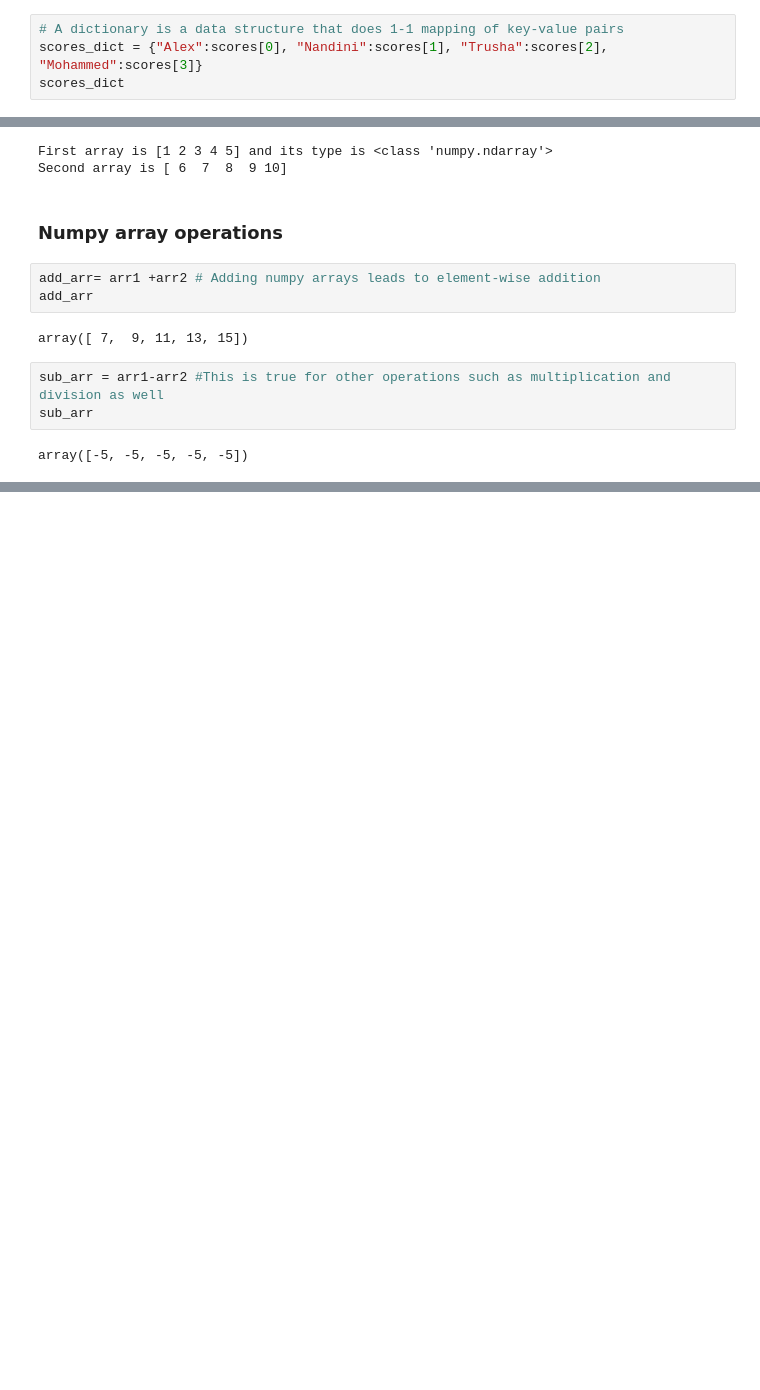
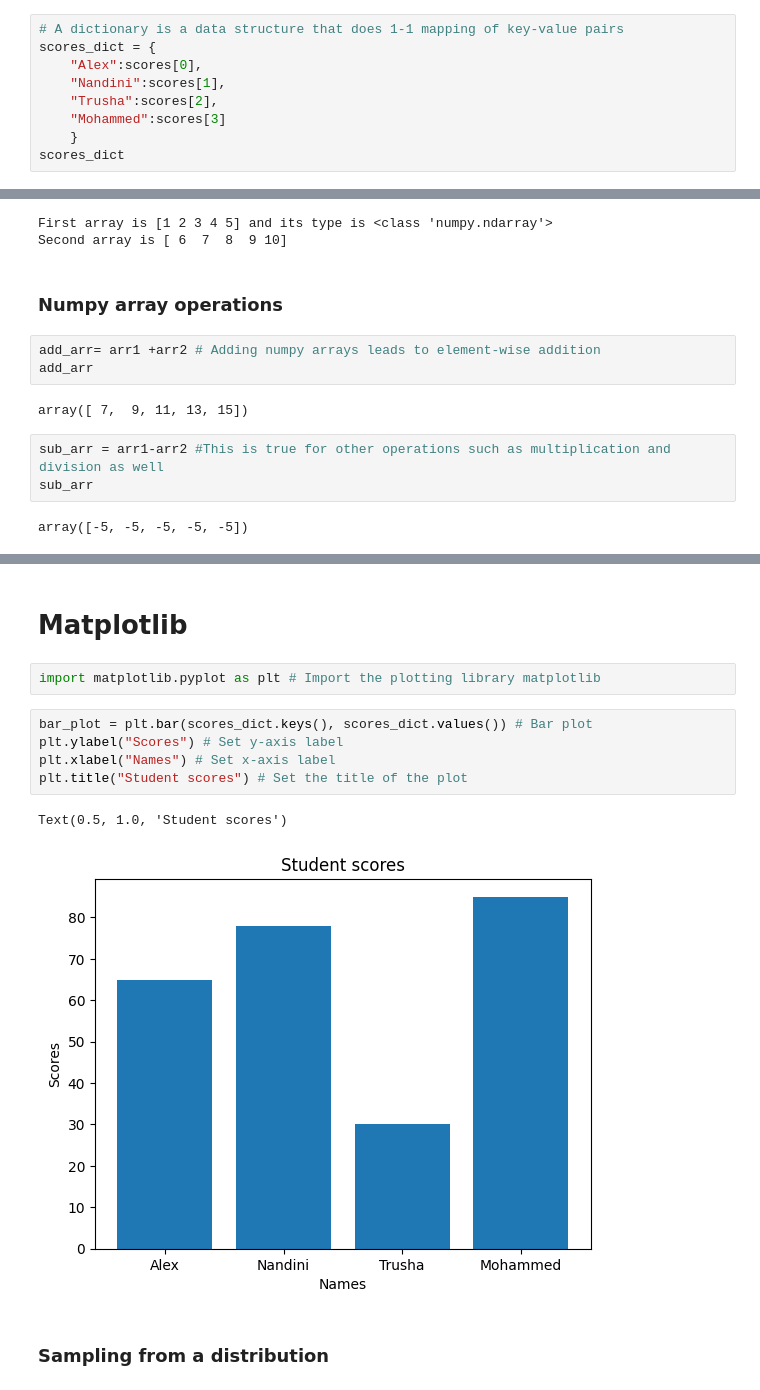
Before and after one commit to bhanu151/statistical-learning-course-2026, a Jupyter notebook: CSSL_02_python_introduction.ipynb, the cells around one changed output, grey strips where cells are left out. Drawn from its saved outputs; the diff is of its cells as text; blank space fills up the shorter version.

Commit message:
More on dictionaries, numpy and matplotlib

```diff
--- a/CSSL_02_python_introduction.ipynb
+++ b/CSSL_02_python_introduction.ipynb
@@ -164,7 +164,12 @@ sum(iterable, /, start=0)
 ### Dictionaries
 # %%
 # A dictionary is a data structure that does 1-1 mapping of key-value pairs
-scores_dict = {"Alex":scores[0], "Nandini":scores[1], "Trusha":scores[2], "Mohammed":scores[3]}
+scores_dict = {
+    "Alex":scores[0],
+    "Nandini":scores[1],
+    "Trusha":scores[2],
+    "Mohammed":scores[3]
+    }
 scores_dict
 # %% [output]
 {'Alex': 65, 'Nandini': 78, 'Trusha': 30, 'Mohammed': 85}
@@ -252,0 +352,14 @@ array([-5, -5, -5, -5, -5])
+# %% [markdown]
+# Matplotlib
+# %%
+import matplotlib.pyplot as plt # Import the plotting library matplotlib
+# %%
+bar_plot = plt.bar(scores_dict.keys(), scores_dict.values()) # Bar plot
+plt.ylabel("Scores") # Set y-axis label
+plt.xlabel("Names") # Set x-axis label
+plt.title("Student scores") # Set the title of the plot
+# %% [output]
+Text(0.5, 1.0, 'Student scores')
+[figure, added]
+# %% [markdown]
+### Sampling from a distribution
```
Also changed, not shown: parts of 17 cells of this notebook.
